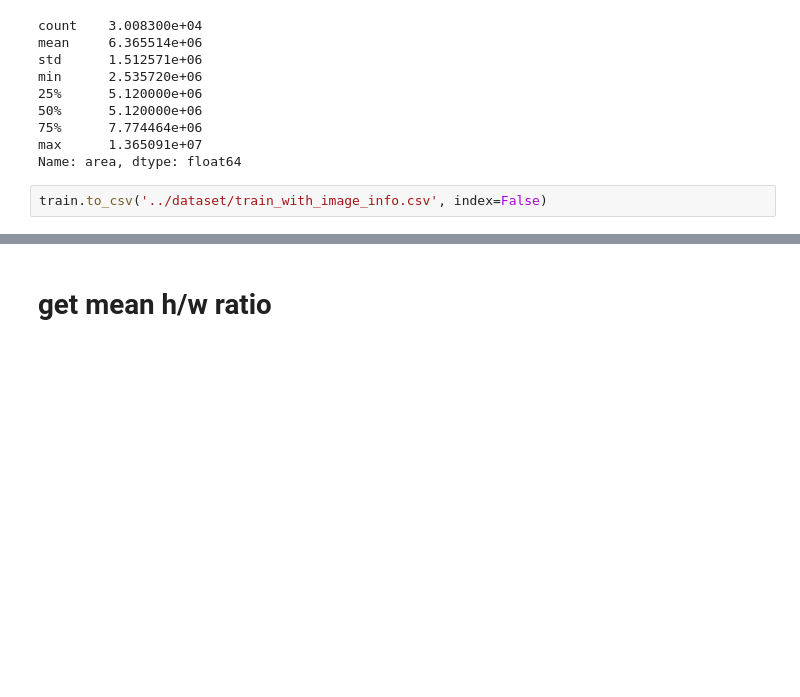
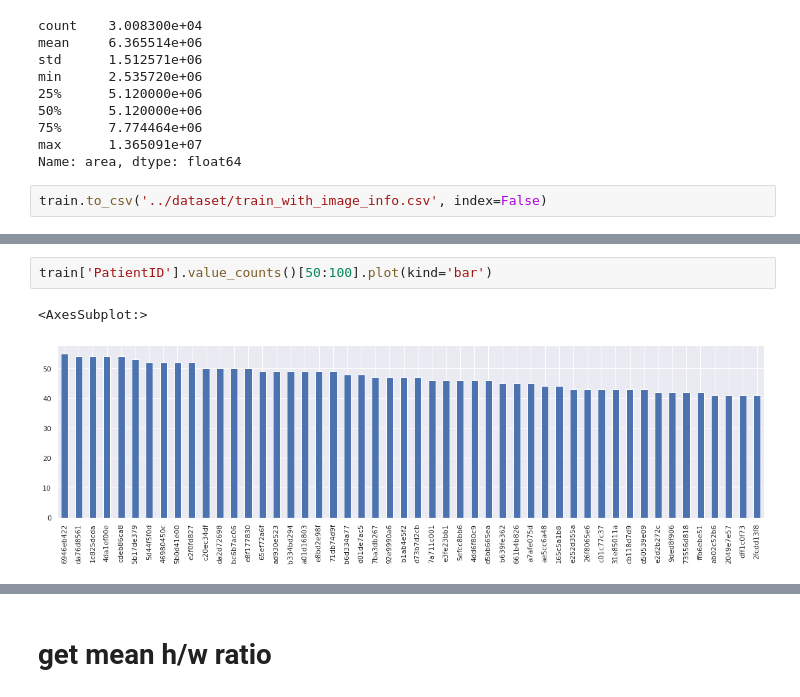
Before and after one commit to kseniaryabinova/lungs_competition, a Jupyter notebook: jupyter_notebooks/eda.ipynb, the cells around one changed output, grey strips where cells are left out. Drawn from its saved outputs; the diff is of its cells as text; blank space fills up the shorter version.

```diff
--- a/jupyter_notebooks/eda.ipynb
+++ b/jupyter_notebooks/eda.ipynb
@@ -300,0 +315,5 @@ train.to_csv('../dataset/train_with_image_info.csv', index=False)
+# %%
+train['PatientID'].value_counts()[50:100].plot(kind='bar')
+# %% [output]
+<AxesSubplot:>
+[figure, added]
```
Also changed, not shown: parts of 25 cells of this notebook.
